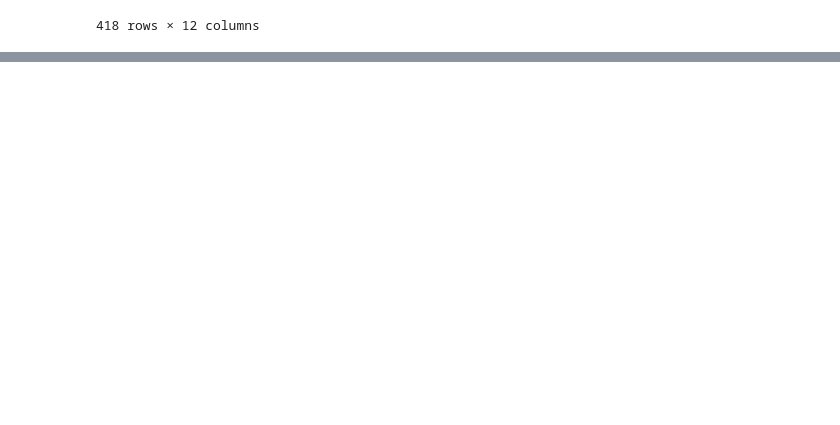
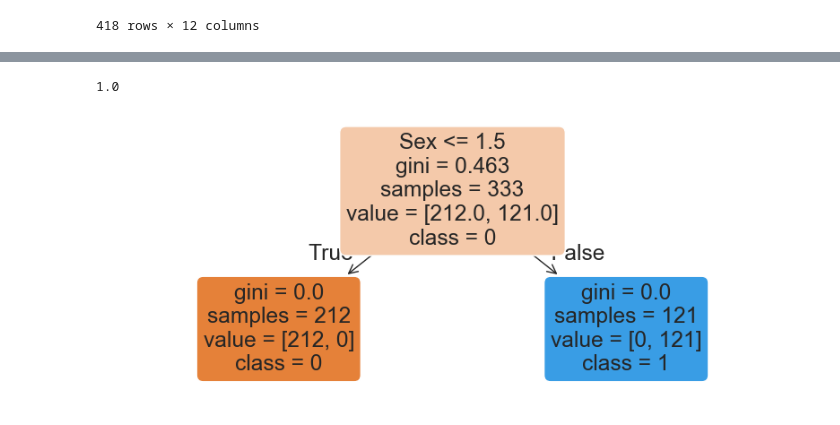
Before and after one commit to devVHP/titanic-survived-predict, a Jupyter notebook: Survived Predict.ipynb, the cells around one changed output, grey strips where cells are left out. Drawn from its saved outputs; the diff is of its cells as text; code cells hidden in the pictures; blank space fills up the shorter version.

Commit message:
Usando o modelo tree

```diff
--- a/Survived Predict.ipynb
+++ b/Survived Predict.ipynb
@@ -22,0 +73,11 @@ data
+# %%
+data = data.drop(['Ticket'], axis=1)
+data['Embarked'] = data['Embarked'].replace({
+    'S':1,
+    'C':2,
+    'Q':3
+}).astype(int)
+data['Sex'] = data['Sex'].replace({
+    'male':1,
+    'female':2,
+}).astype(int)
@@ -22,0 +120,7 @@ data
+# %%
+from sklearn.model_selection import train_test_split
+
+X = data.drop(['Survived'], axis = 1)
+y = data['Survived']
+# %%
+X_train, X_test, y_train, y_test =  train_test_split(X, y, test_size=0.2)
@@ -22,0 +134,19 @@ data
+# %%
+from sklearn import tree
+
+clf = tree.DecisionTreeClassifier()
+clf = clf.fit(X_train, y_train)
+# %%
+clf.score(X_test, y_test)
+# %% [output]
+1.0
+# %%
+plt.figure(figsize=(10,4))
+tree.plot_tree(clf,
+               feature_names = X_train.columns,
+               class_names=list(map(str, clf.classes_)),
+               filled=True,
+               rounded=True)
+plt.show()
+# %% [output]
+[figure, added]
```
Also changed, not shown: parts of 12 cells of this notebook.
